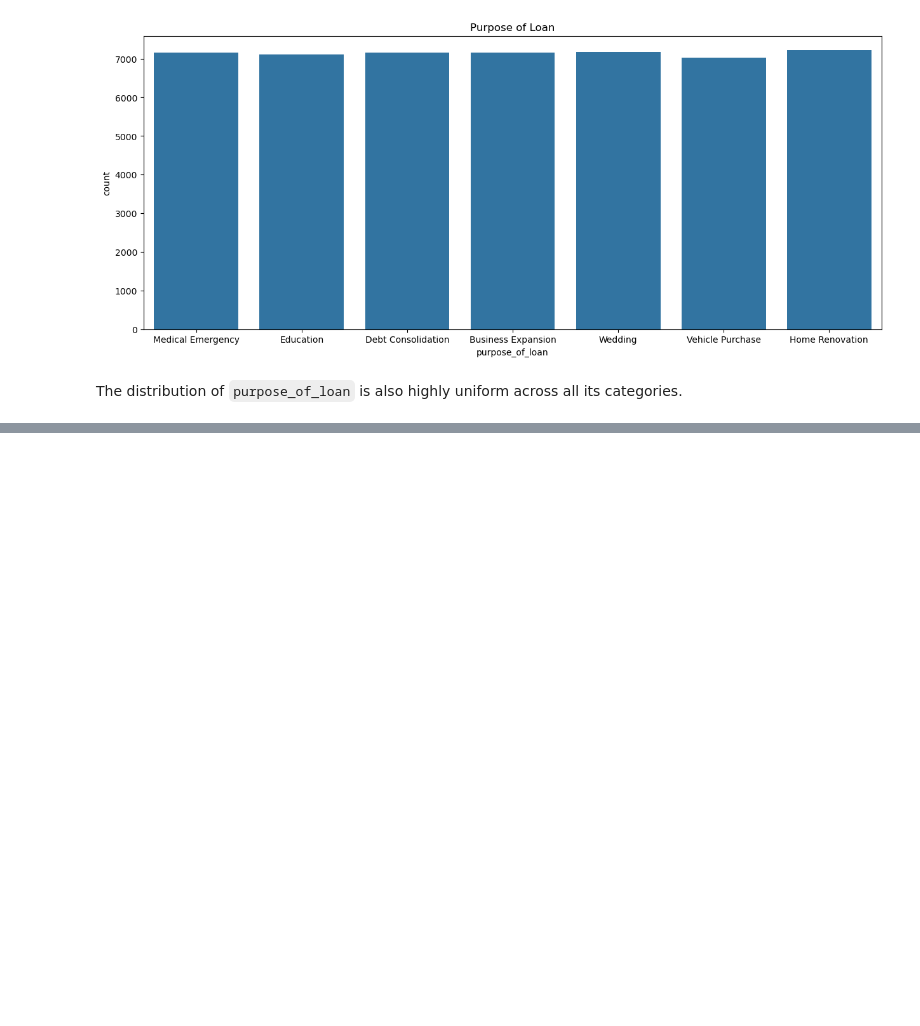
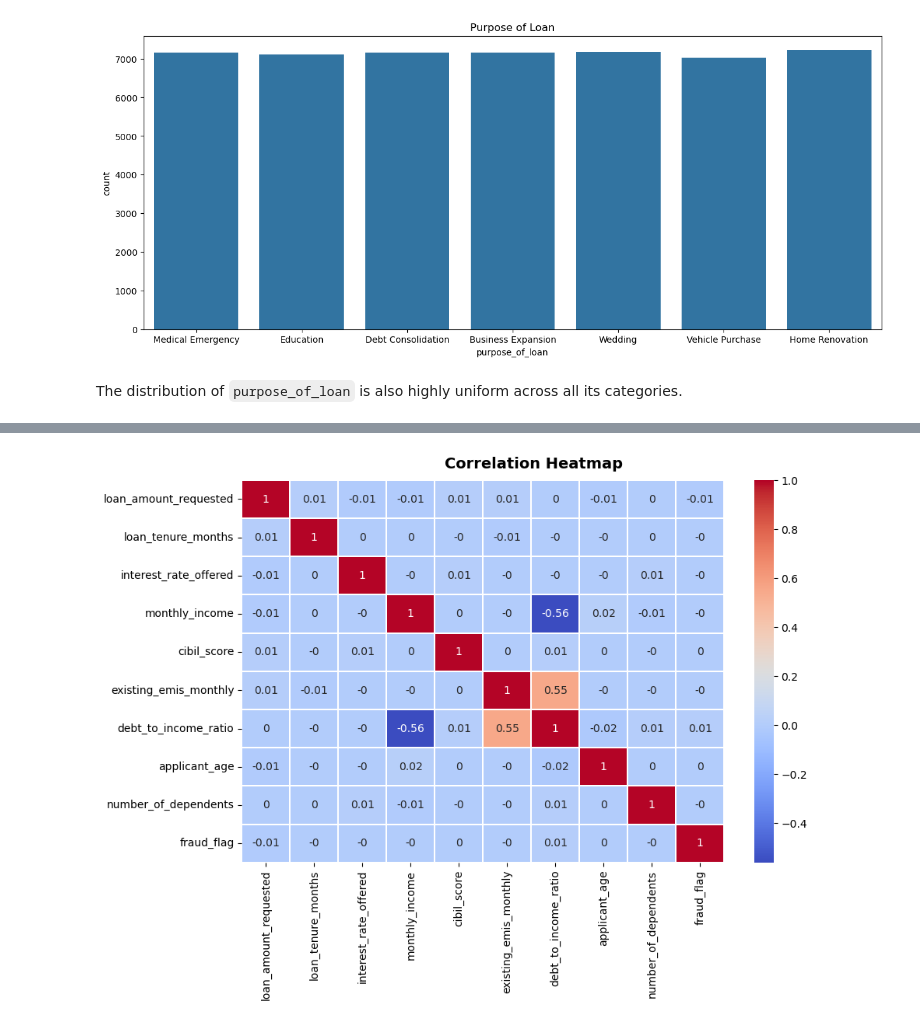
Before and after one commit to nigel-tannn/bt4012-project, a Jupyter notebook: EDA.ipynb, the cells around one changed output, grey strips where cells are left out. Drawn from its saved outputs; the diff is of its cells as text; code cells hidden in the pictures; blank space fills up the shorter version.

Commit message:
added correlation analysis

```diff
--- a/EDA.ipynb
+++ b/EDA.ipynb
@@ -325,0 +327,18 @@ The distribution across `device_used` (Web, ATM, Mobile, POS) is relatively unif
+# %%
+# Correlation Analysis - loan applications
+fig, ax = plt.subplots(1, 1, figsize=(10,6))
+
+loan_num_vars = loan_df.select_dtypes(include="number").columns
+
+
+hm = sns.heatmap(round(loan_df[loan_num_vars].corr(),2),
+                 ax=ax,
+                 cmap="coolwarm",
+                 annot=True,
+                 linewidths=.05)
+
+fig.subplots_adjust(top=0.93)
+
+t = fig.suptitle('Correlation Heatmap', fontsize=14, fontweight='bold')
+# %% [output]
+[figure, added]
```
Also changed, not shown: parts of 5 cells of this notebook.
